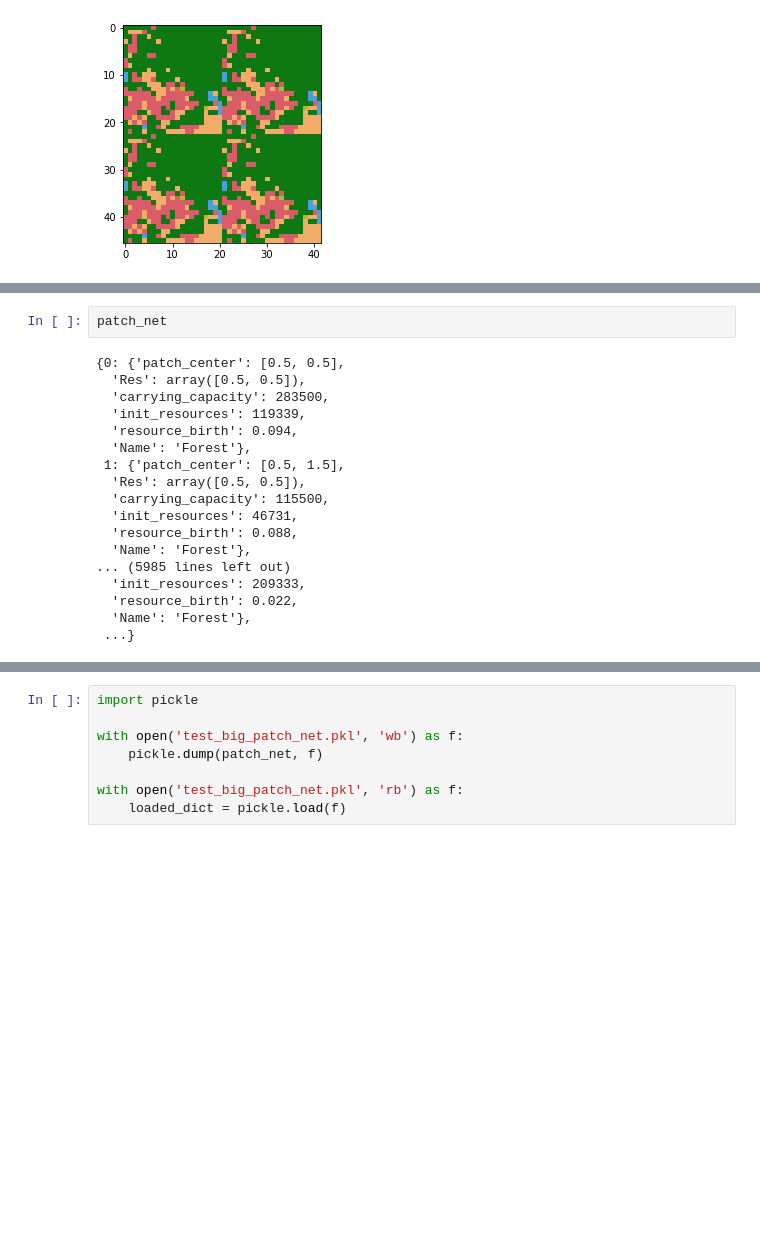
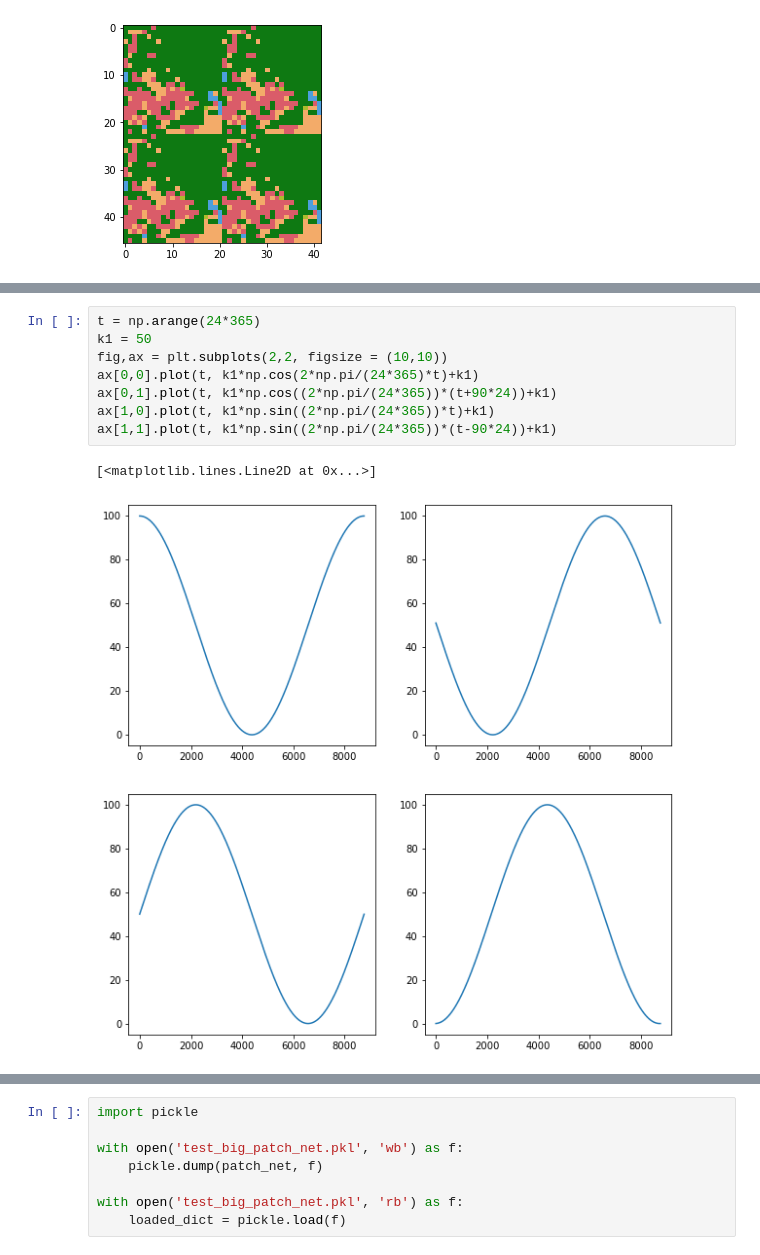
Before and after one commit to erinestafford/Bat_model, a Jupyter notebook: Australia data.ipynb, the cells around one changed output, grey strips where cells are left out. Saved outputs shown, nothing was run; the diff lists cells and outputs as text; blank space fills up the shorter version.

```diff
--- a/Australia data.ipynb
+++ b/Australia data.ipynb
@@ -174,23 +178,14 @@ for i in range(classes_multi.shape[0]):
 82
 1681
 1720
-# %%
-patch_net
-# %% [output]
-{0: {'patch_center': [0.5, 0.5],
-  'Res': array([0.5, 0.5]),
-  'carrying_capacity': 283500,
-  'init_resources': 119339,
-  'resource_birth': 0.094,
-  'Name': 'Forest'},
- 1: {'patch_center': [0.5, 1.5],
-  'Res': array([0.5, 0.5]),
-  'carrying_capacity': 115500,
-  'init_resources': 46731,
-  'resource_birth': 0.088,
-  'Name': 'Forest'},
-... (5985 lines left out)
-  'init_resources': 209333,
-  'resource_birth': 0.022,
-  'Name': 'Forest'},
- ...}
+# %%
+t = np.arange(24*365)
+k1 = 50
+fig,ax = plt.subplots(2,2, figsize = (10,10))
+ax[0,0].plot(t, k1*np.cos(2*np.pi/(24*365)*t)+k1)
+ax[0,1].plot(t, k1*np.cos((2*np.pi/(24*365))*(t+90*24))+k1)
+ax[1,0].plot(t, k1*np.sin((2*np.pi/(24*365))*t)+k1)
+ax[1,1].plot(t, k1*np.sin((2*np.pi/(24*365))*(t-90*24))+k1)
+# %% [output]
+[<matplotlib.lines.Line2D at 0x...>]
+[figure, added]
```
Also changed, not shown: parts of 10 cells of this notebook, 3 other files.
